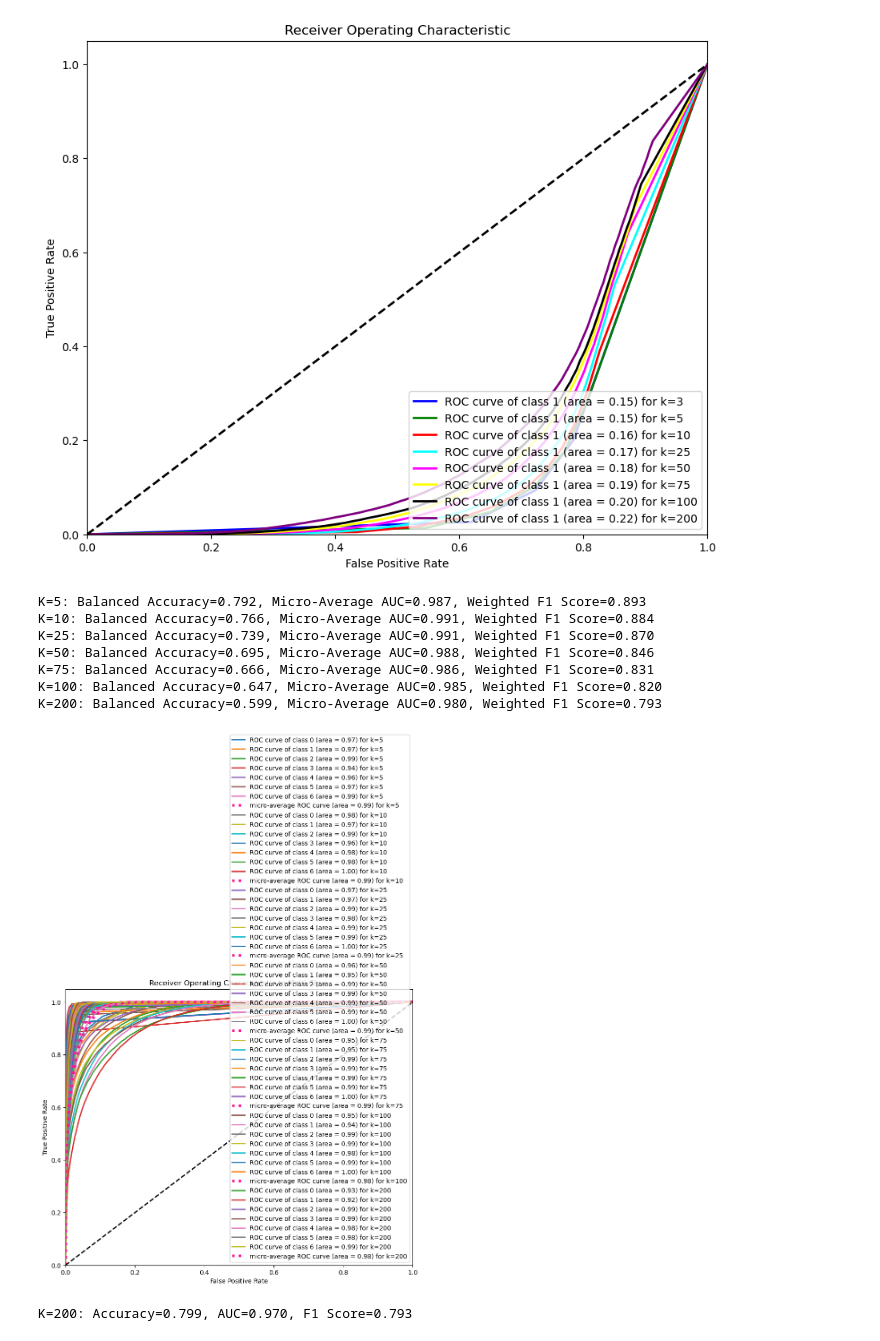
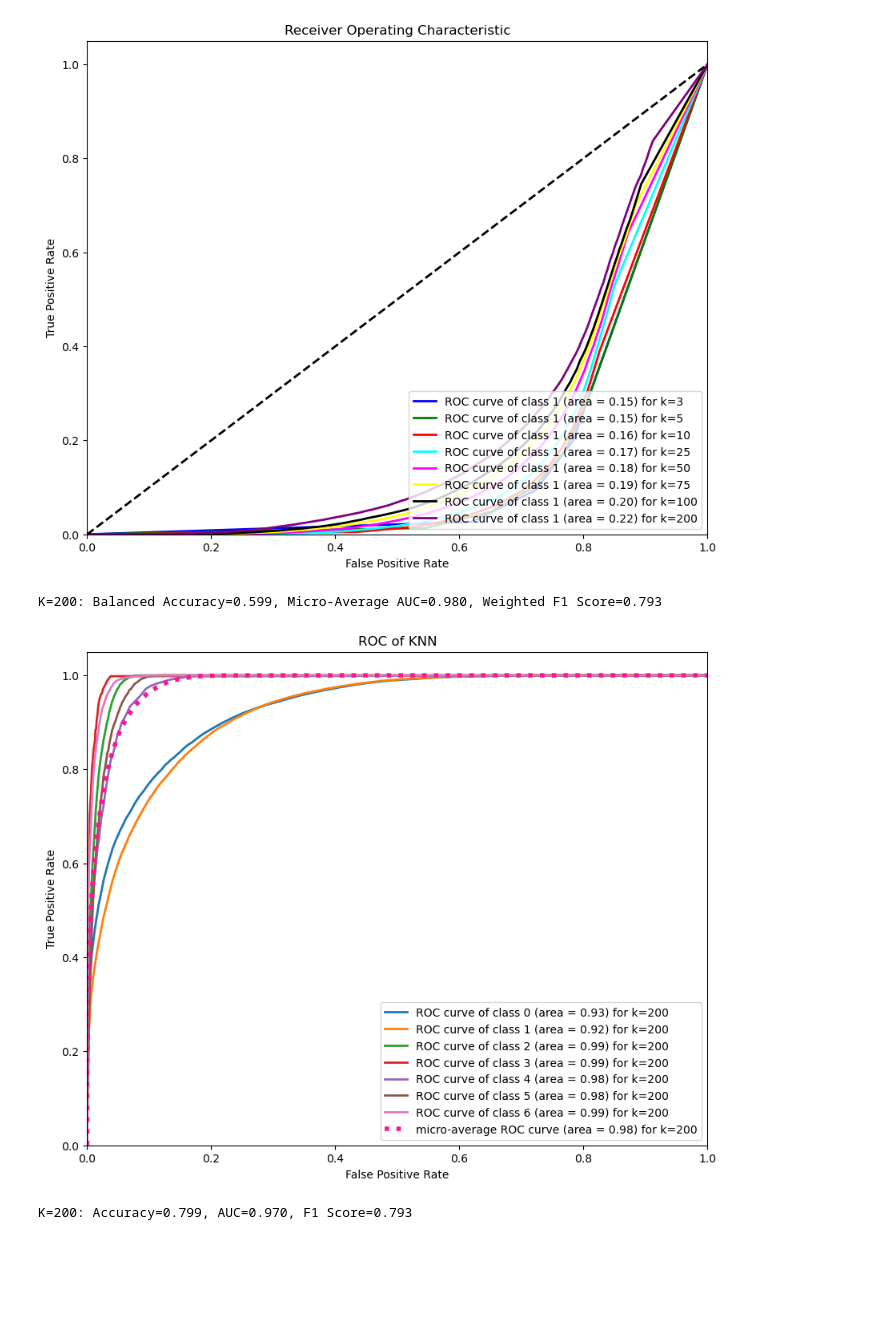
Before and after one commit to cristinar07/CS344, a Jupyter notebook: Knn_Complete.ipynb, the cells around one changed output. Cells and saved outputs as stored; diff of their text form; code cells hidden in the pictures; blank space fills up the shorter version.

Commit message:
knn graph update

```diff
--- a/Knn_Complete.ipynb
+++ b/Knn_Complete.ipynb
@@ -76,13 +76,19 @@ from sklearn.preprocessing import label_binarize
 from sklearn.model_selection import train_test_split
 
 # Assuming you have the data loaded as x_train, x_test, y_train, y_test
-
+# Load the data
+x_train = pd.read_csv('/Users/xingyuzhai/Desktop/CS 334 Final Project/CS344/X_train.csv')
+y_train = pd.read_csv('/Users/xingyuzhai/Desktop/CS 334 Final Project/CS344/y_train.csv')
+x_test = pd.read_csv('/Users/xingyuzhai/Desktop/CS 334 Final Project/CS344/X_test.csv')
+y_test = pd.read_csv('/Users/xingyuzhai/Desktop/CS 334 Final Project/CS344/y_test.csv')
+y_train = y_train.values.flatten()
+y_test = y_test.values.flatten()
 # Standardize the features
 scaler = StandardScaler()
 x_train_scaled = scaler.fit_transform(x_train)
 x_test_scaled = scaler.transform(x_test)
 
-k_values = [5, 10, 25, 50, 75, 100, 200]
+k_values = [200]
 n_classes = len(np.unique(y_train))
 
 # Binarize the output for multi-class ROC AUC calculation
@@ -107,42 +113,36 @@ def evaluate_knn(k_values, x_train_scaled, y_train, x_test_scaled, y_test, n_cla
             roc_auc[i] = auc(fpr[i], tpr[i])
 
         # Compute micro-average ROC curve and ROC area
         fpr["micro"], tpr["micro"], _ = roc_curve(y_test_binarized.ravel(), y_prob.ravel())
         roc_auc["micro"] = auc(fpr["micro"], tpr["micro"])
 
         balanced_acc = balanced_accuracy_score(y_test, y_pred)
         f1 = f1_score(y_test, y_pred, average='weighted')
 
         print(f"K={k}: Balanced Accuracy={balanced_acc:.3f}, Micro-Average AUC={roc_auc['micro']:.3f}, Weighted F1 Score={f1:.3f}")
 
         # Plot all ROC curves
         for i in range(n_classes):
             plt.plot(fpr[i], tpr[i], lw=2, label='ROC curve of class {0} (area = {1:0.2f}) for k={2}'.format(i, roc_auc[i], k))
 
         plt.plot(fpr["micro"], tpr["micro"],
                  label='micro-average ROC curve (area = {0:0.2f}) for k={1}'.format(roc_auc["micro"], k),
                  color='deeppink', linestyle=':', linewidth=4)
 
-    plt.plot([0, 1], [0, 1], 'k--', lw=2)
+    # plt.plot([0, 1], [0, 1], 'k--', lw=2)
     plt.xlim([0.0, 1.0])
     plt.ylim([0.0, 1.05])
     plt.xlabel('False Positive Rate')
     plt.ylabel('True Positive Rate')
-    plt.title('Receiver Operating Characteristic to Multi-Class')
+    plt.title('ROC of KNN')
     plt.legend(loc="lower right")
     plt.show()
 
 # Call the function with your data
 evaluate_knn(k_values, x_train_scaled, y_train, x_test_scaled, y_test, n_classes)
 # %% [output]
-K=5: Balanced Accuracy=0.792, Micro-Average AUC=0.987, Weighted F1 Score=0.893
-K=10: Balanced Accuracy=0.766, Micro-Average AUC=0.991, Weighted F1 Score=0.884
-K=25: Balanced Accuracy=0.739, Micro-Average AUC=0.991, Weighted F1 Score=0.870
-K=50: Balanced Accuracy=0.695, Micro-Average AUC=0.988, Weighted F1 Score=0.846
-K=75: Balanced Accuracy=0.666, Micro-Average AUC=0.986, Weighted F1 Score=0.831
-K=100: Balanced Accuracy=0.647, Micro-Average AUC=0.985, Weighted F1 Score=0.820
 K=200: Balanced Accuracy=0.599, Micro-Average AUC=0.980, Weighted F1 Score=0.793
-[figure, old version]
+[figure, new version]
 # %%
 from sklearn.preprocessing import label_binarize
 from sklearn.metrics import auc
```
Also changed, not shown: 1 other file.
